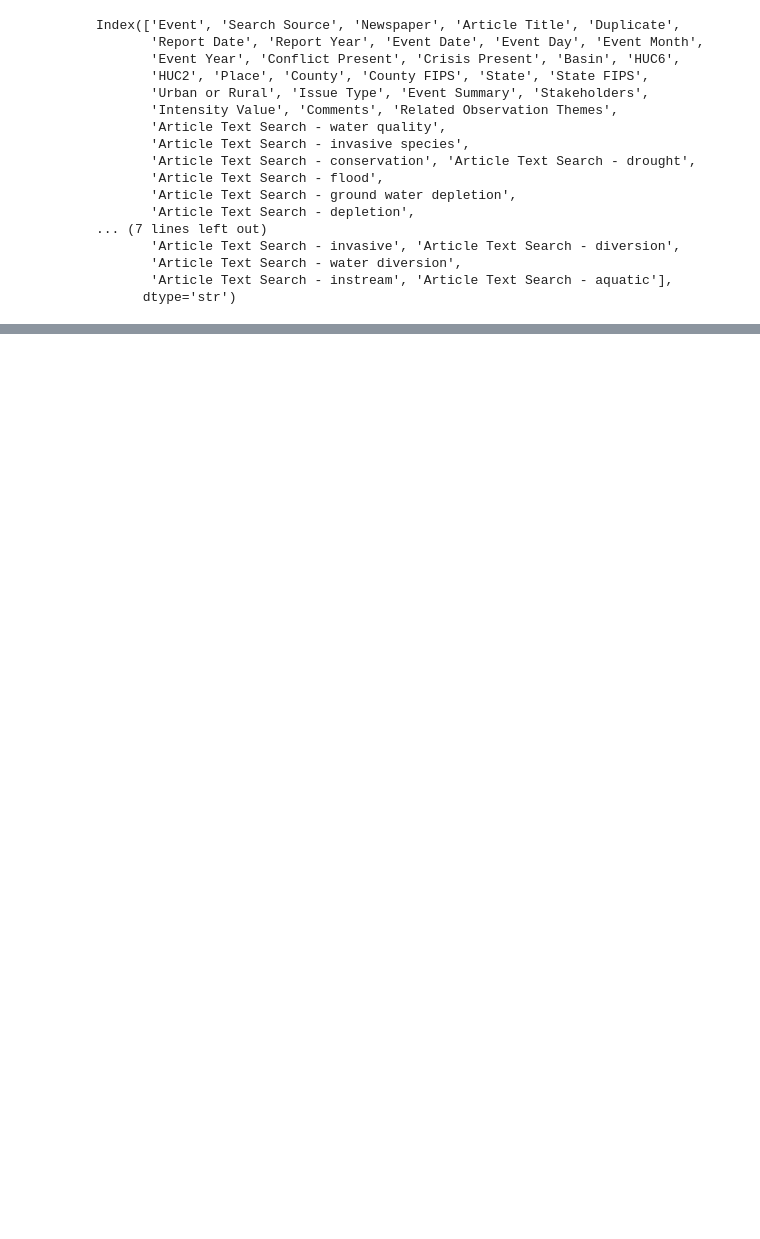
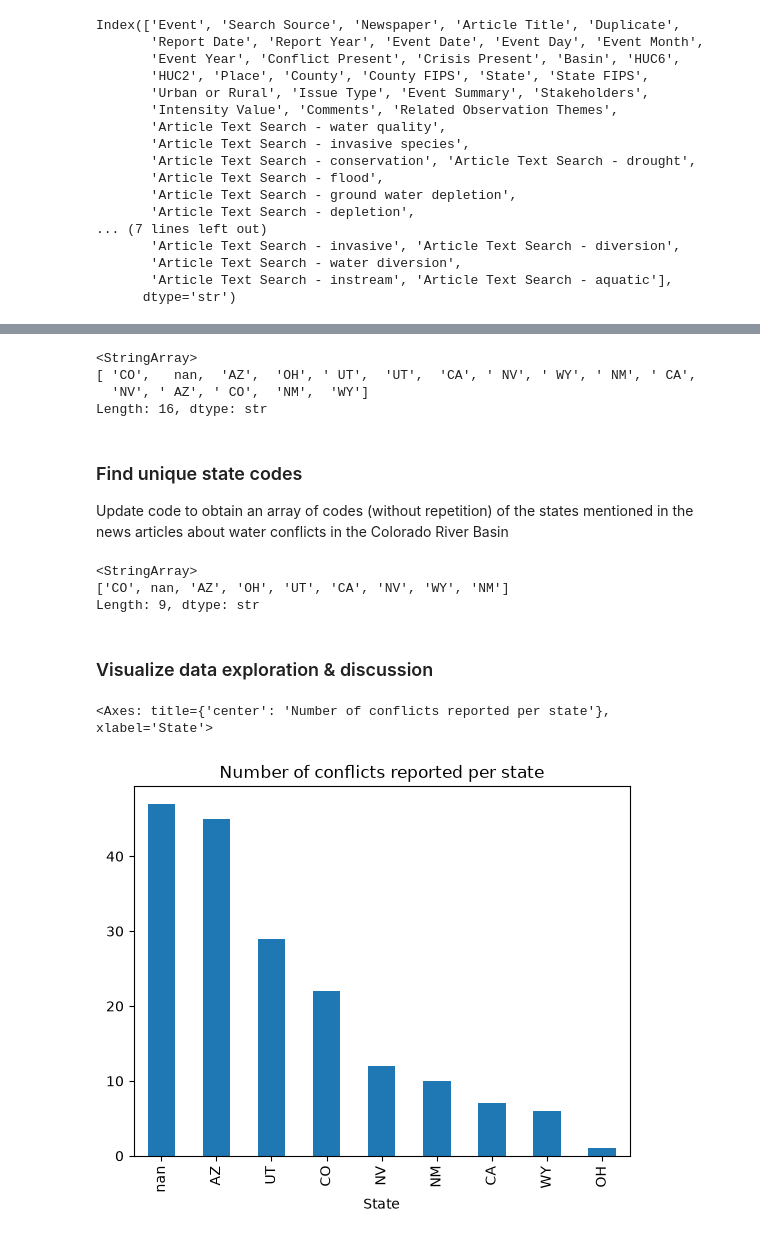
Before and after one commit to emaliap/eds220-2026-sections, a Jupyter notebook: section-2-co-basin-water-conflicts.ipynb, the cells around one changed output, grey strips where cells are left out. Cells and saved outputs as stored; diff of their text form; code cells hidden in the pictures; blank space fills up the shorter version.

```diff
--- a/section-2-co-basin-water-conflicts.ipynb
+++ b/section-2-co-basin-water-conflicts.ipynb
@@ -251,3 +251,4 @@ find the unique string values in the resulting pandas.Series, keeping the NAs
 # %%
-df.loc[df['Conflict Present']=='Y','State'].str.split(';').explode().unique()
+conflict_states = df.loc[df['Conflict Present']=='Y','State'].str.split(';').explode()
+conflict_states
 # %% [output]
@@ -257,0 +267,25 @@ Length: 16, dtype: str
+# %%
+conflict_states.unique()
+# %% [output]
+<StringArray>
+[ 'CO',   nan,  'AZ',  'OH', ' UT',  'UT',  'CA', ' NV', ' WY', ' NM', ' CA',
+  'NV', ' AZ', ' CO',  'NM',  'WY']
+Length: 16, dtype: str
+# %% [markdown]
+### Find unique state codes
+
+Update code to obtain an array of codes (without repetition) of the states mentioned in the news articles about water conflicts in the Colorado River Basin
+# %%
+conflict_states = conflict_states.str.strip()
+conflict_states.unique()
+# %% [output]
+<StringArray>
+['CO', nan, 'AZ', 'OH', 'UT', 'CA', 'NV', 'WY', 'NM']
+Length: 9, dtype: str
+# %% [markdown]
+### Visualize data exploration & discussion
+# %%
+conflict_states.value_counts(dropna = False).plot(kind='bar', title='Number of conflicts reported per state')
+# %% [output]
+<Axes: title={'center': 'Number of conflicts reported per state'}, xlabel='State'>
+[figure, added]
```
Also changed, not shown: parts of 3 cells of this notebook.
